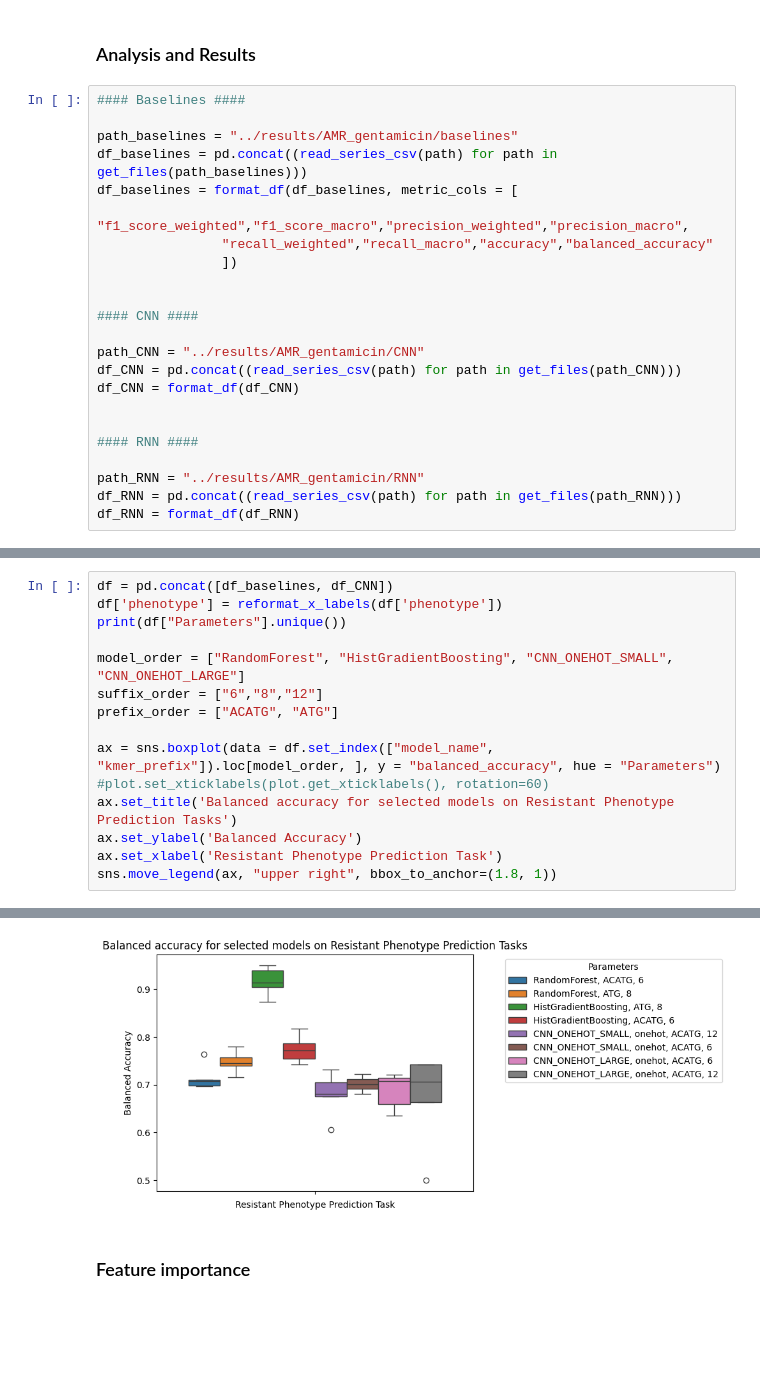
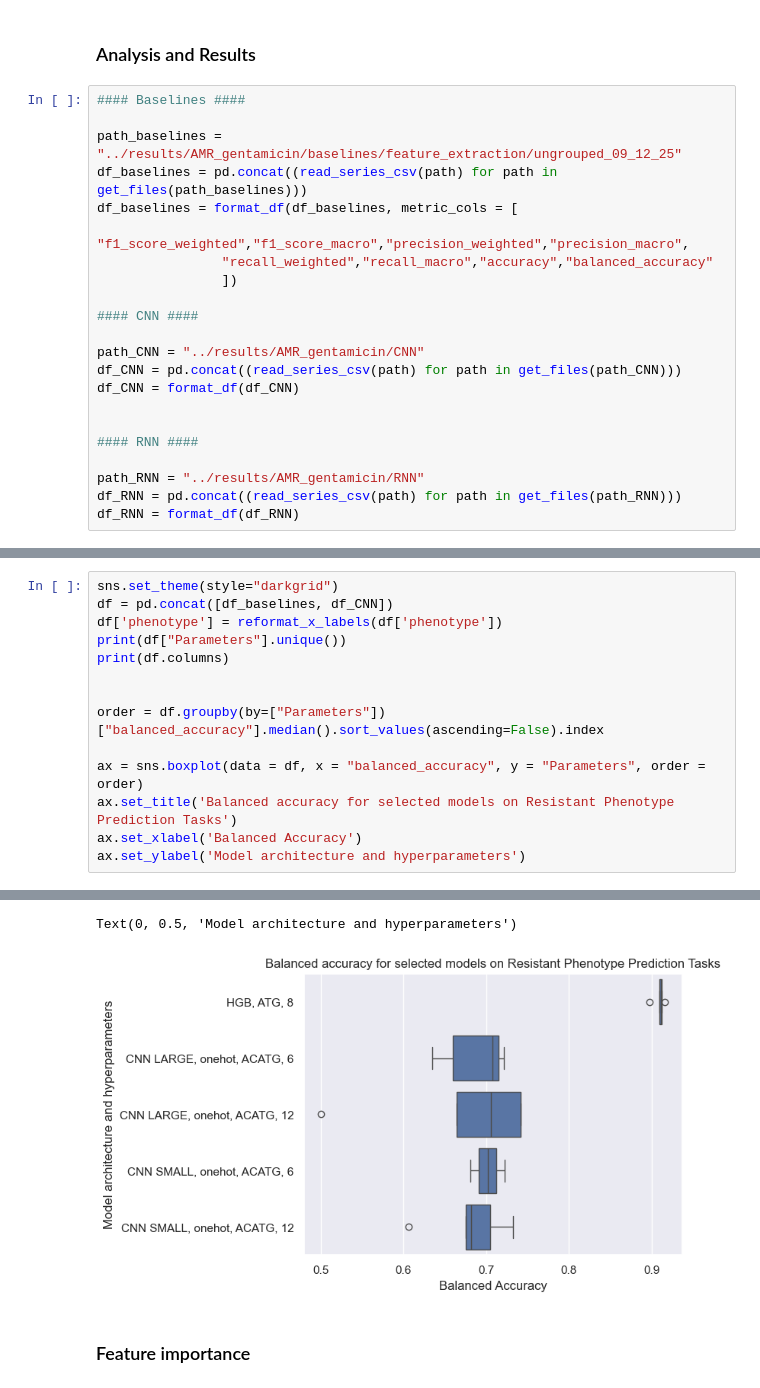
Before and after one commit to TorbjornBak/ML-bacterial-phenotyping, a Jupyter notebook: notebooks/results_AMR_data.ipynb, the cells around one changed output, grey strips where cells are left out. Saved outputs shown, nothing was run; the diff lists cells and outputs as text; blank space fills up the shorter version.

```diff
--- a/notebooks/results_AMR_data.ipynb
+++ b/notebooks/results_AMR_data.ipynb
@@ -75,13 +75,12 @@ Name: count, dtype: int64
 # %%
 #### Baselines ####
 
-path_baselines = "../results/AMR_gentamicin/baselines"
+path_baselines = "../results/AMR_gentamicin/baselines/feature_extraction/ungrouped_09_12_25"
 df_baselines = pd.concat((read_series_csv(path) for path in get_files(path_baselines)))
 df_baselines = format_df(df_baselines, metric_cols = [
                 "f1_score_weighted","f1_score_macro","precision_weighted","precision_macro",
                 "recall_weighted","recall_macro","accuracy","balanced_accuracy"
                 ])
-
 
 #### CNN ####
 
@@ -101,17 +103,16 @@ len(dir_list)=17
 len(dir_list)=17
 # %%
+sns.set_theme(style="darkgrid")
 df = pd.concat([df_baselines, df_CNN])
 df['phenotype'] = reformat_x_labels(df['phenotype'])
 print(df["Parameters"].unique())
+print(df.columns)
 
-model_order = ["RandomForest", "HistGradientBoosting", "CNN_ONEHOT_SMALL", "CNN_ONEHOT_LARGE"]
-suffix_order = ["6","8","12"]
-prefix_order = ["ACATG", "ATG"]
 
-ax = sns.boxplot(data = df.set_index(["model_name", "kmer_prefix"]).loc[model_order, ], y = "balanced_accuracy", hue = "Parameters")
-#plot.set_xticklabels(plot.get_xticklabels(), rotation=60)
+order = df.groupby(by=["Parameters"])["balanced_accuracy"].median().sort_values(ascending=False).index
+
+ax = sns.boxplot(data = df, x = "balanced_accuracy", y = "Parameters", order = order)
 ax.set_title('Balanced accuracy for selected models on Resistant Phenotype Prediction Tasks')
-ax.set_ylabel('Balanced Accuracy')
-ax.set_xlabel('Resistant Phenotype Prediction Task')
-sns.move_legend(ax, "upper right", bbox_to_anchor=(1.8, 1))
+ax.set_xlabel('Balanced Accuracy')
+ax.set_ylabel('Model architecture and hyperparameters')
 # %% [output]
@@ -124,4 +130,5 @@ sns.move_legend(ax, "upper right", bbox_to_anchor=(1.8, 1))
+Text(0, 0.5, 'Model architecture and hyperparameters')
-[figure, old version]
+[figure, new version]
 # %% [markdown]
 ### Feature importance
 # %%
```
Also changed, not shown: parts of 39 cells of this notebook, 2 other files.
